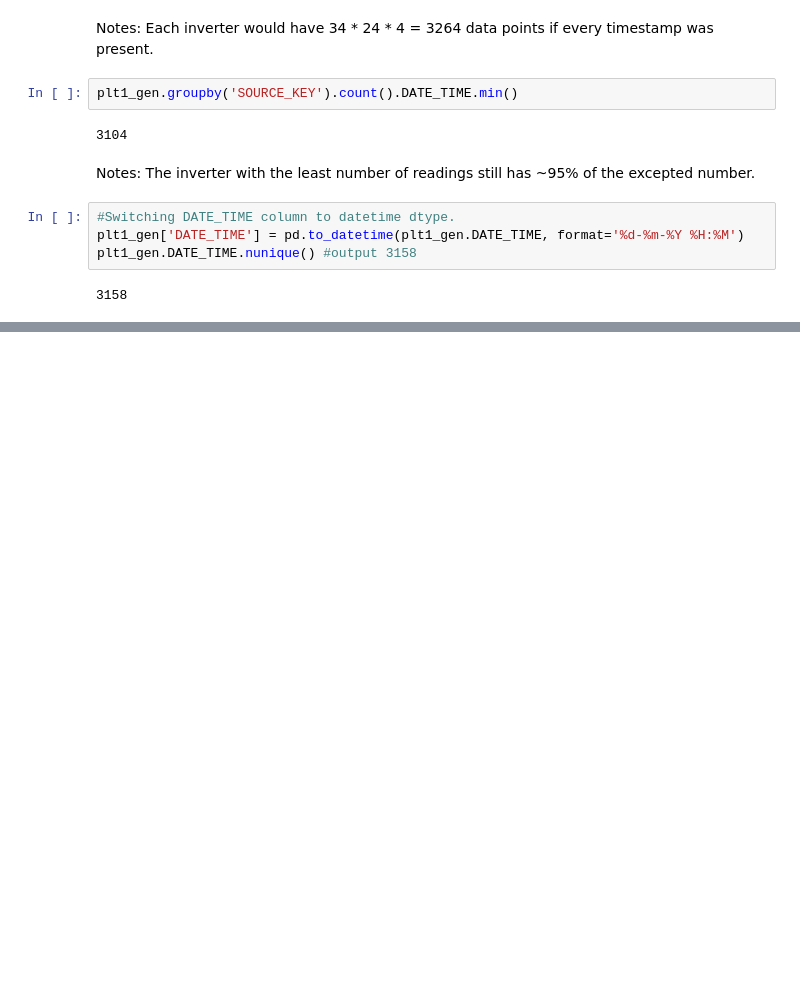
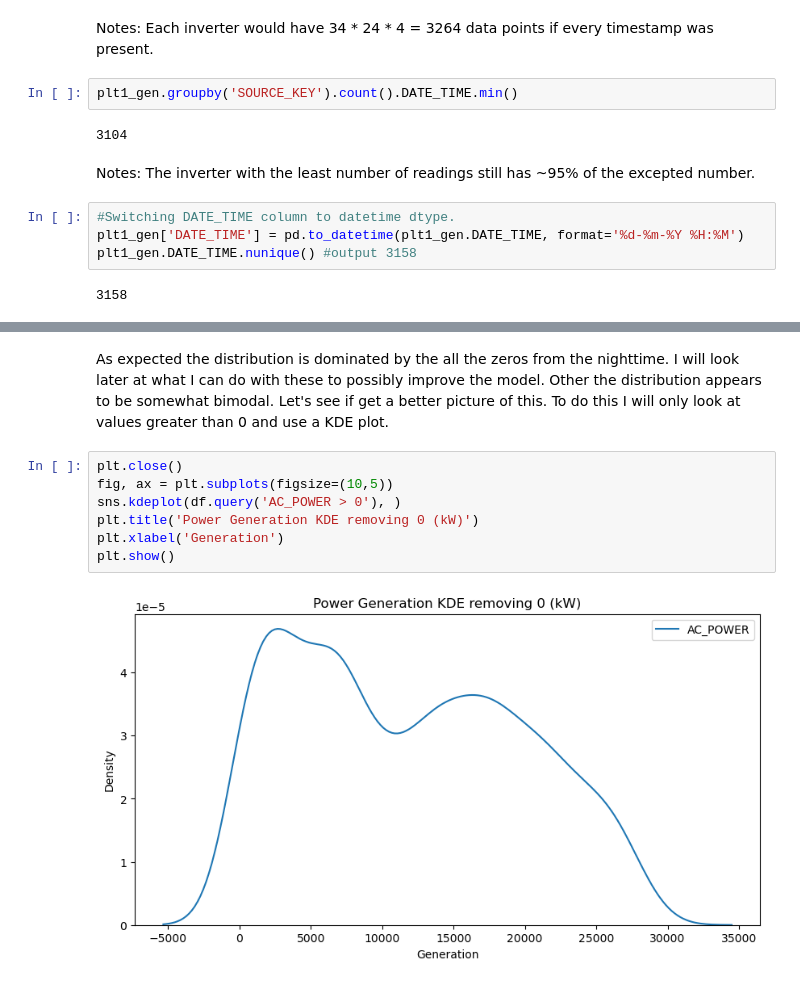
Before and after one commit to joshmdata/data-science-projects, a Jupyter notebook: time-series-forecasting-solar-power-generation.ipynb, the cells around one changed output, grey strips where cells are left out. Saved outputs shown, nothing was run; the diff lists cells and outputs as text; blank space fills up the shorter version.

```diff
--- a/time-series-forecasting-solar-power-generation.ipynb
+++ b/time-series-forecasting-solar-power-generation.ipynb
@@ -160,0 +184,11 @@ sns.histplot(df)
+# %% [markdown]
+As expected the distribution is dominated by the all the zeros from the nighttime. I will look later at what I can do with these to possibly improve the model. Other the distribution appears to be somewhat bimodal. Let's see if get a better picture of this. To do this I will only look at values greater than 0 and use a KDE plot.
+# %%
+plt.close()
+fig, ax = plt.subplots(figsize=(10,5))
+sns.kdeplot(df.query('AC_POWER > 0'), )
+plt.title('Power Generation KDE removing 0 (kW)')
+plt.xlabel('Generation')
+plt.show()
+# %% [output]
+[figure, added]
```
Also changed, not shown: parts of 71 cells of this notebook.
